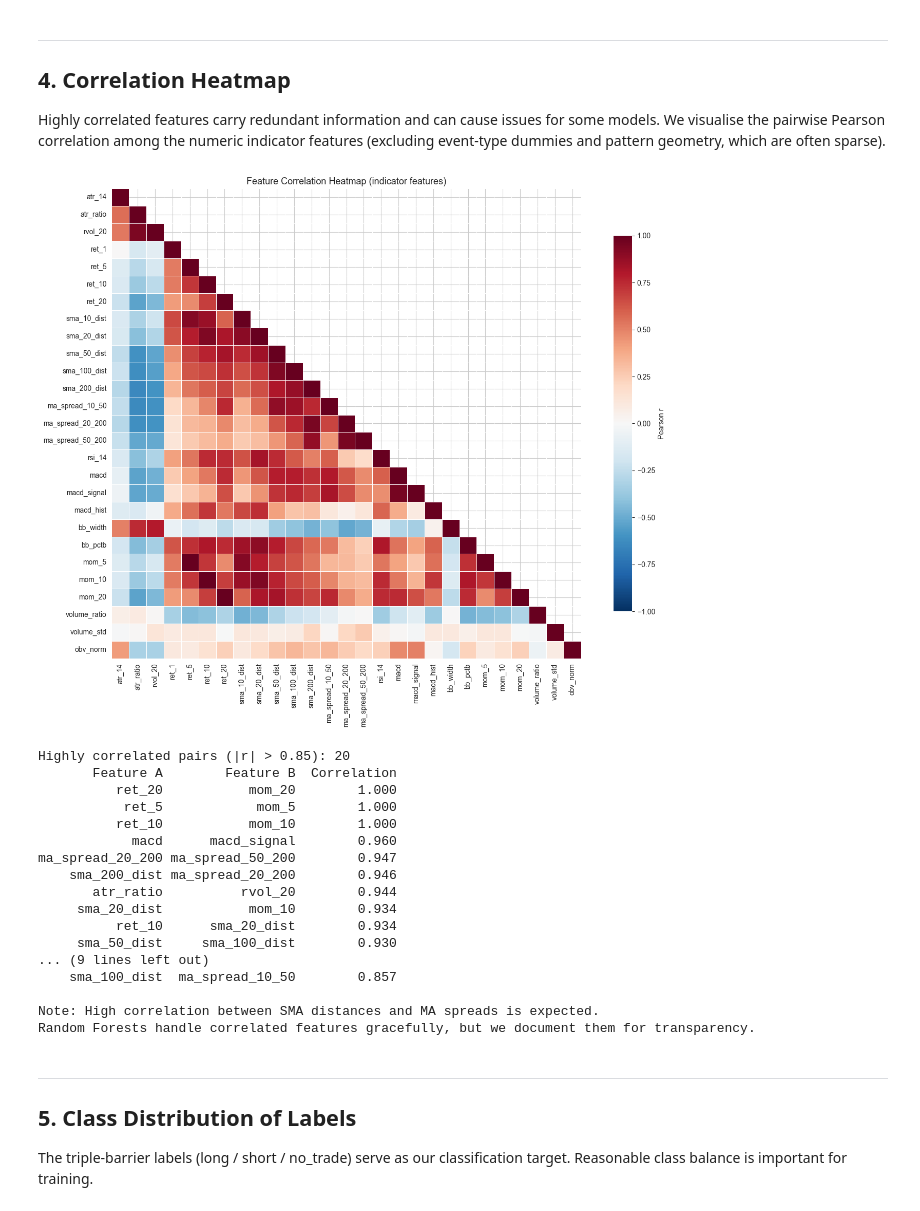
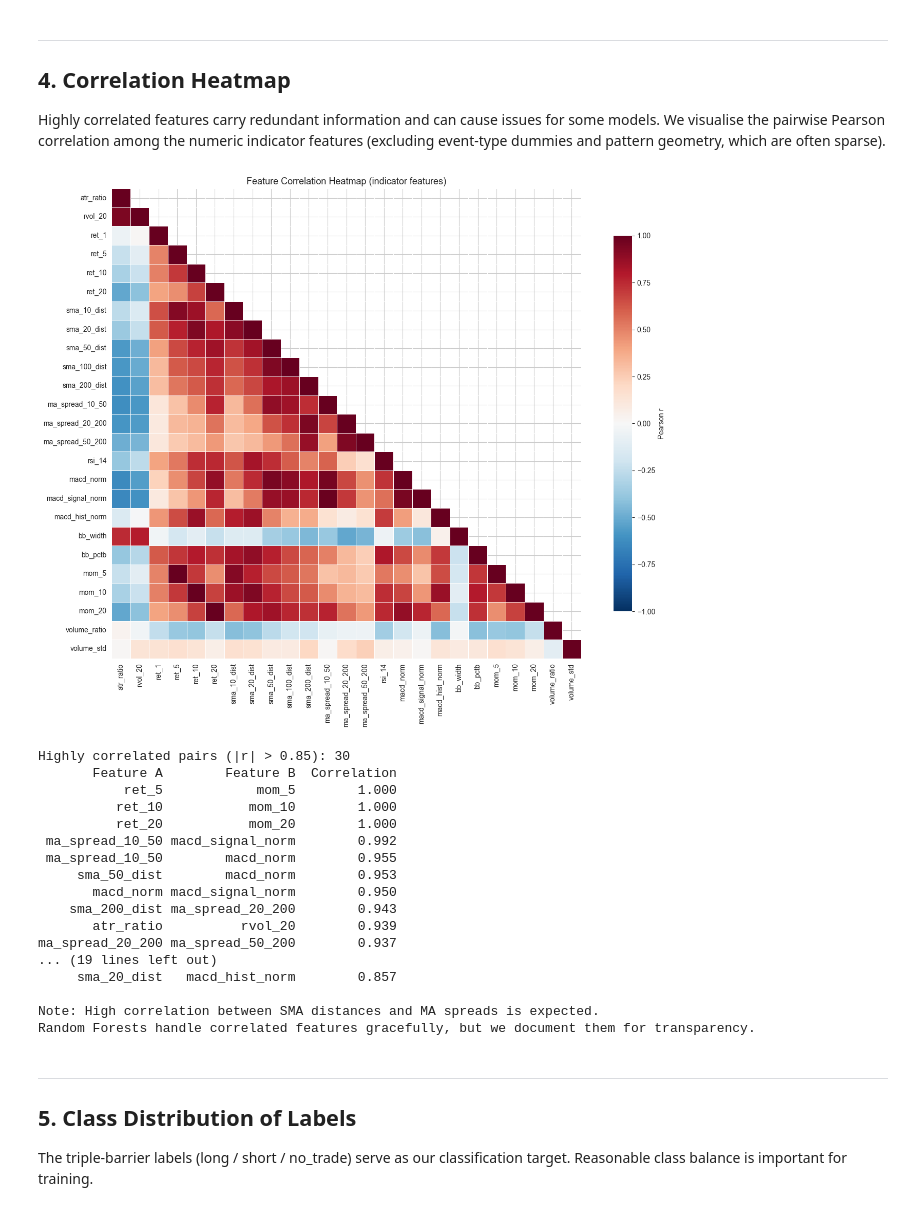
Before and after one commit to zaetae/regime-aware-ml-trading, a Jupyter notebook: regime-aware-ml-trading/notebooks/09_feature_engineering.ipynb, the cells around one changed output. Saved outputs shown, nothing was run; the diff lists cells and outputs as text; code cells hidden in the pictures.

```diff
--- a/regime-aware-ml-trading/notebooks/09_feature_engineering.ipynb
+++ b/regime-aware-ml-trading/notebooks/09_feature_engineering.ipynb
@@ -353,32 +369,32 @@ We visualise the pairwise Pearson correlation among the numeric indicator featur
 # %%
 # Select only numeric indicator columns (exclude dummies and sparse geometry)
 indicator_cols = [
-    'atr_14', 'atr_ratio', 'rvol_20',
+    'atr_ratio', 'rvol_20',
     'ret_1', 'ret_5', 'ret_10', 'ret_20',
     'sma_10_dist', 'sma_20_dist', 'sma_50_dist', 'sma_100_dist', 'sma_200_dist',
     'ma_spread_10_50', 'ma_spread_20_200', 'ma_spread_50_200',
-    'rsi_14', 'macd', 'macd_signal', 'macd_hist',
+    'rsi_14', 'macd_norm', 'macd_signal_norm', 'macd_hist_norm',
     'bb_width', 'bb_pctb',
     'mom_5', 'mom_10', 'mom_20',
-    'volume_ratio', 'volume_std', 'obv_norm',
+    'volume_ratio', 'volume_std',
 ]
 # Keep only columns actually present in the feature matrix
 indicator_cols = [c for c in indicator_cols if c in features.columns]
 
 corr = features[indicator_cols].corr()
 
 fig, ax = plt.subplots(figsize=(14, 11))
 mask = np.triu(np.ones_like(corr, dtype=bool), k=1)
 sns.heatmap(corr, mask=mask, cmap='RdBu_r', center=0,
             vmin=-1, vmax=1, annot=False, fmt='.2f',
             square=True, linewidths=0.5,
             cbar_kws={'shrink': 0.8, 'label': 'Pearson r'},
             ax=ax)
 ax.set_title('Feature Correlation Heatmap (indicator features)', fontsize=13)
 plt.tight_layout()
 plt.show()
 # %% [output]
-[figure, old version]
+[figure, new version]
 # %%
 # List highly correlated pairs (|r| > 0.85)
 pairs = []
@@ -400,20 +416,20 @@ else:
 print('\nNote: High correlation between SMA distances and MA spreads is expected.')
 print('Random Forests handle correlated features gracefully, but we document them for transparency.')
 # %% [output]
-Highly correlated pairs (|r| > 0.85): 20
+Highly correlated pairs (|r| > 0.85): 30
        Feature A        Feature B  Correlation
-          ret_20           mom_20        1.000
            ret_5            mom_5        1.000
           ret_10           mom_10        1.000
-            macd      macd_signal        0.960
-ma_spread_20_200 ma_spread_50_200        0.947
-    sma_200_dist ma_spread_20_200        0.946
-       atr_ratio          rvol_20        0.944
-     sma_20_dist           mom_10        0.934
-          ret_10      sma_20_dist        0.934
-     sma_50_dist     sma_100_dist        0.930
-... (9 lines left out)
-    sma_100_dist  ma_spread_10_50        0.857
+          ret_20           mom_20        1.000
+ ma_spread_10_50 macd_signal_norm        0.992
+ ma_spread_10_50        macd_norm        0.955
+     sma_50_dist        macd_norm        0.953
+       macd_norm macd_signal_norm        0.950
+    sma_200_dist ma_spread_20_200        0.943
+       atr_ratio          rvol_20        0.939
+ma_spread_20_200 ma_spread_50_200        0.937
+... (19 lines left out)
+     sma_20_dist   macd_hist_norm        0.857
 
 Note: High correlation between SMA distances and MA spreads is expected.
 Random Forests handle correlated features gracefully, but we document them for transparency.
```
Also changed, not shown: parts of 27 cells of this notebook, 36 other files.
